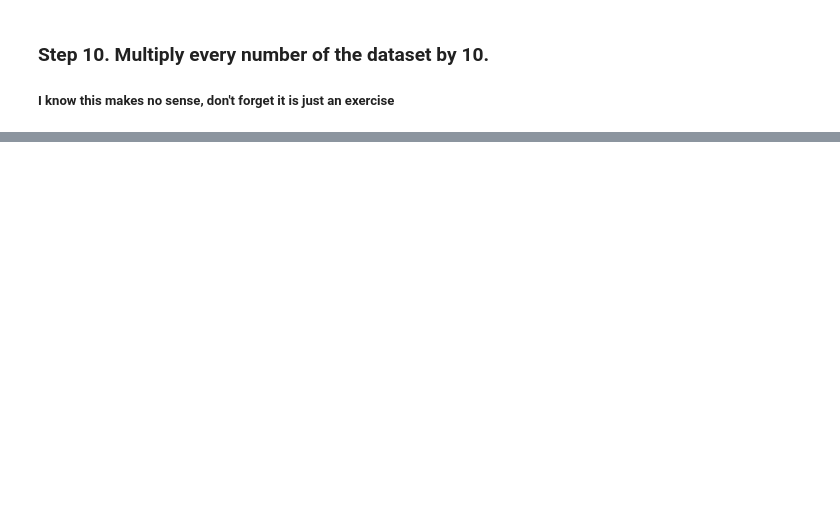
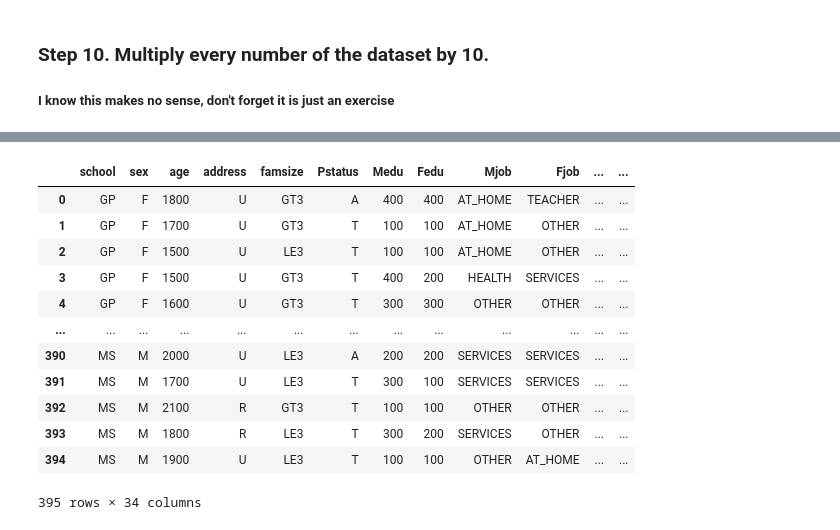
Before and after one commit to danwalk/walkdabridge, a Jupyter notebook: week4_EDA_np_pd_json_apis_regex/day5_matplotlib_I_api/exercises/pandas/05_Apply/Students_Alcohol_Consumption/Students Alcohol.ipynb, the cells around one changed output, grey strips where cells are left out. Cells and saved outputs as stored; diff of their text form; code cells hidden in the pictures; blank space fills up the shorter version.

```diff
--- a/week4_EDA_np_pd_json_apis_regex/day5_matplotlib_I_api/exercises/pandas/05_Apply/Students_Alcohol_Consumption/Students Alcohol.ipynb
+++ b/week4_EDA_np_pd_json_apis_regex/day5_matplotlib_I_api/exercises/pandas/05_Apply/Students_Alcohol_Consumption/Students Alcohol.ipynb
@@ -100,3 +100,17 @@ df
 395 rows × 33 columns
 # %% [markdown]
 ### Step 9. Create a function called majority that returns a boolean value to a new column called legal_drinker (Consider majority as older than 17 years old)
+# %%
+def majority(age):
+    if age > 17:
+        return True
+    else:
+        return False
+
+df['legal_drinker'] = 1
+counter = 0
+for i in df['age']:
+    df['legal_drinker'][counter] = majority(i)
+    counter += 1
+
+df
@@ -105,0 +161,17 @@ df
+# %%
+df[df.select_dtypes(include=['number']).columns] *= 10
+df
+# %% [output]
+|  | school | sex | age | address | famsize | Pstatus | Medu | Fedu | Mjob | Fjob | ... | ... |
+| 0 | GP | F | 1800 | U | GT3 | A | 400 | 400 | AT_HOME | TEACHER | ... | ... |
+| 1 | GP | F | 1700 | U | GT3 | T | 100 | 100 | AT_HOME | OTHER | ... | ... |
+| 2 | GP | F | 1500 | U | LE3 | T | 100 | 100 | AT_HOME | OTHER | ... | ... |
+| 3 | GP | F | 1500 | U | GT3 | T | 400 | 200 | HEALTH | SERVICES | ... | ... |
+| 4 | GP | F | 1600 | U | GT3 | T | 300 | 300 | OTHER | OTHER | ... | ... |
+| ... | ... | ... | ... | ... | ... | ... | ... | ... | ... | ... | ... | ... |
+| 390 | MS | M | 2000 | U | LE3 | A | 200 | 200 | SERVICES | SERVICES | ... | ... |
+| 391 | MS | M | 1700 | U | LE3 | T | 300 | 100 | SERVICES | SERVICES | ... | ... |
+| 392 | MS | M | 2100 | R | GT3 | T | 100 | 100 | OTHER | OTHER | ... | ... |
+| 393 | MS | M | 1800 | R | LE3 | T | 300 | 200 | SERVICES | OTHER | ... | ... |
+| 394 | MS | M | 1900 | U | LE3 | T | 100 | 100 | OTHER | AT_HOME | ... | ... |
+395 rows × 34 columns
```
Also changed, not shown: parts of 4 cells of this notebook, 2 other files.
